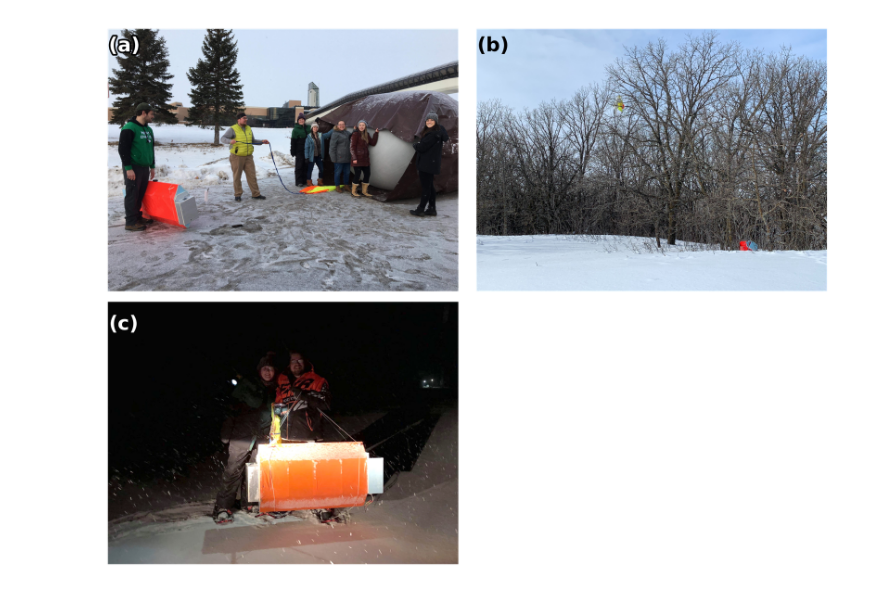
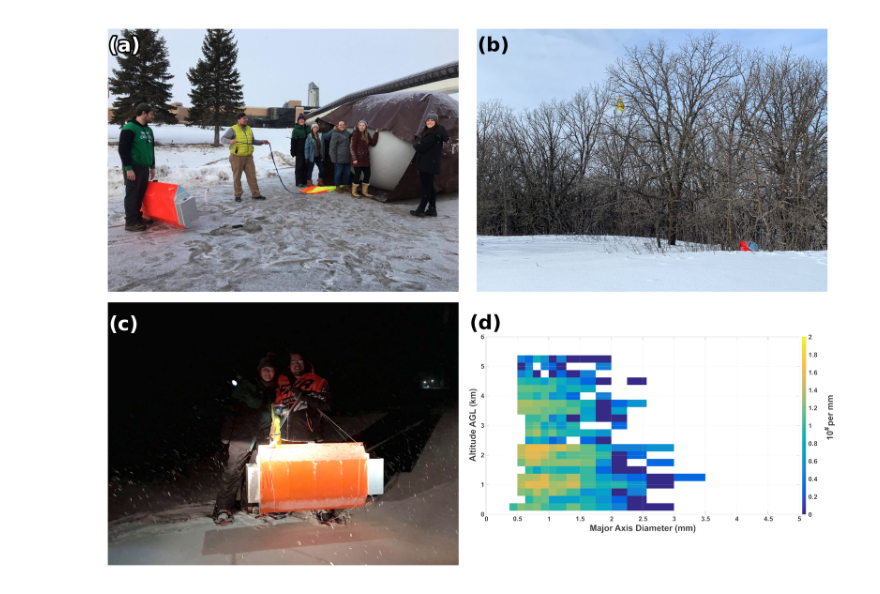
Before and after one commit to KennedyClouds/BAMS_2021, a Jupyter notebook: PASIV_Fig.ipynb, the cells around one changed output. Cells and saved outputs as stored; diff of their text form; code cells hidden in the pictures.

Commit message:
pasiv updates

```diff
--- a/PASIV_Fig.ipynb
+++ b/PASIV_Fig.ipynb
@@ -1,30 +1,33 @@
 # %%
 %matplotlib inline
 import matplotlib.pyplot as plt
 import matplotlib.image as mpimg
 import numpy as np
 import matplotlib.patheffects as path_effects
 
 BASE_DIR = 'pictures/'
-files = ['PASIV_inflate.jpg','PASIV_tree.jpg','PASIV_recovery.jpg','PASIV_data.jpg',]
+files = ['PASIV_inflate.jpg','PASIV_tree.jpg','PASIV_recovery.jpg','PASIV_data.png',]
 labels = ['(a)','(b)','(c)','(d)']
 clabels = ['white','black','white','black']
 #titles = ['1537','1737','1937','2137','2217','2312']
-fig = plt.figure(figsize=(8,6),dpi=300)
-for i in range(1, 4):
+fig = plt.figure(figsize=(8,6),dpi=300,facecolor='white')
+for i in range(1, 5):
     fig.add_subplot(2, 2, i)
     img=mpimg.imread(BASE_DIR+files[i-1])
     imgplot = plt.imshow(img)
     plt.axis('off')
 
-    text = plt.text(10, 260, labels[i-1], fontsize=12,weight='bold',color=clabels[i-1])
+    if i < 4:
+        text = plt.text(10, 260, labels[i-1], fontsize=12,weight='bold',color=clabels[i-1])
+    if i == 4:
+        text = plt.text(10, -250, labels[i-1], fontsize=12,weight='bold',color=clabels[i-1])
     #plt.title(titles[i-1]+' UTC - 24 Feb. 2019',fontweight="bold",fontsize=12)
     if i == 1:
         text.set_path_effects([path_effects.Stroke(linewidth=2, foreground='black'),
                        path_effects.Normal()])
 plt.subplots_adjust(hspace = 0.04, wspace = 0.01)
 plt.savefig('PASIV.png', dpi=300, bbox_inches='tight')
 #plt.savefig('outreach', format='pdf', bbox_inches='tight')
 plt.show()
 # %% [output]
-[figure, old version]
+[figure, new version]
```
Also changed, not shown: 3 other files.
